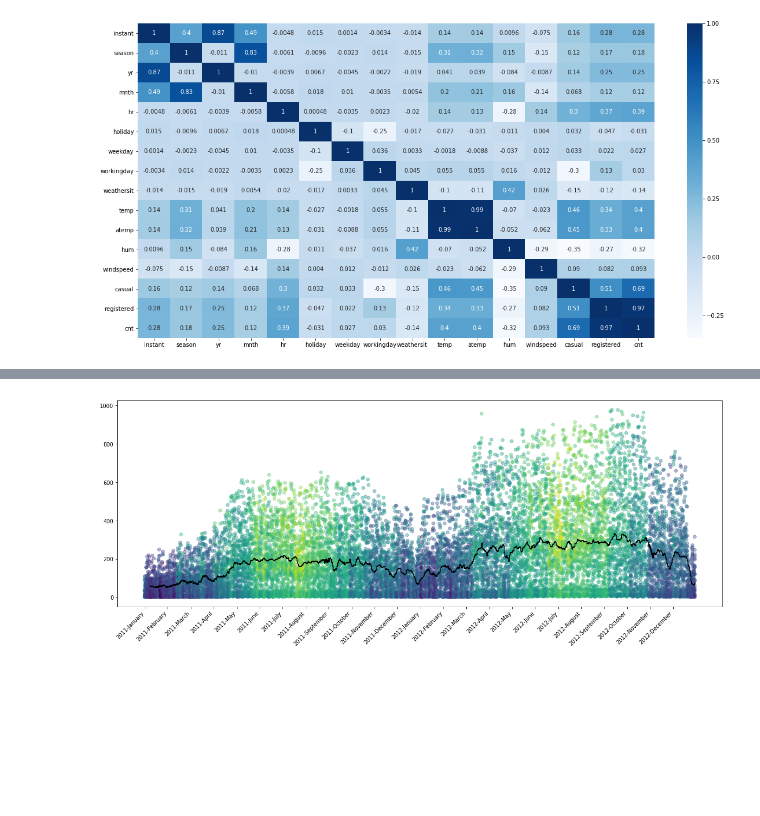
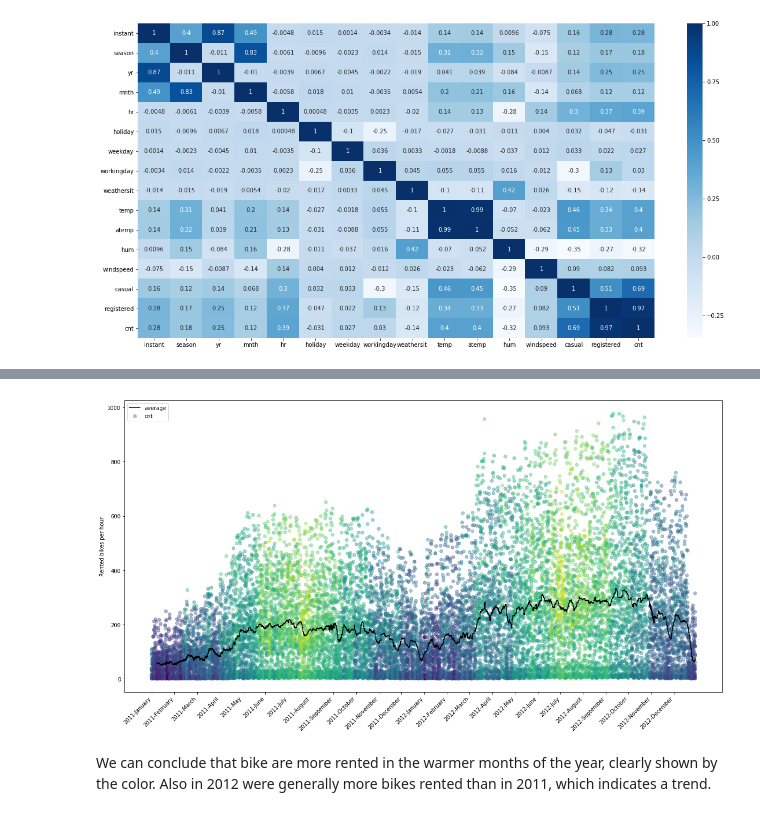
Before and after one commit to MiroGoettler/My_DataScience_Projects, a Jupyter notebook: Exploratory_Data_Analysis/Bike_Rental_Exploratory_DataAnalysis.ipynb, the cells around one changed output, grey strips where cells are left out. Saved outputs shown, nothing was run; the diff lists cells and outputs as text; code cells hidden in the pictures; blank space fills up the shorter version.

```diff
--- a/Exploratory_Data_Analysis/Bike_Rental_Exploratory_DataAnalysis.ipynb
+++ b/Exploratory_Data_Analysis/Bike_Rental_Exploratory_DataAnalysis.ipynb
@@ -62,0 +78,25 @@ plt.show()
+# %%
+pos = 1
+for d in ['all_days', 'working_day', 'non-workingday']:
+    if d == 'all_days':
+        day = df
+    elif d == 'working_day':
+        day = df[df['workingday'] == 1]
+    elif d == 'non-workingday':
+        day = df[df['workingday'] == 0]
+
+
+    day_hr = day.groupby(['hr']).mean()
+    plt.subplot(2, 2, pos)
+    pos += 1
+    plt.scatter(day['hr'], day['cnt'], c=day['temp'], alpha=0.4)
+    plt.plot(day_hr['cnt'], color='0', label='average')
+    plt.title(d, loc='right')
+    plt.ylabel('Rented bikes per hour')
+    plt.xlabel('hour of the day')
+    plt.legend(loc='upper left')
+
+
+
+plt.rcParams['figure.figsize'] = (20,10)
+plt.show()
@@ -63,16 +111,19 @@ plt.show()
 # %%
-# plot usage over entire time span
 months_xticks = []
 months = ['January', 'February', 'March', 'April', 'May', 'June', 'July', 'August', 'September', 'October',
             'November', 'December']
 for i in ['2011', '2012']:
     for j in range(12):
         months_xticks.append(i + '-' + months[j])
 locs = [i * 30.5 for i in range(24)]
 plt.xticks(locs, months_xticks, rotation=45, horizontalalignment='right')
 plt.scatter(df['dteday'], df['cnt'], c=df['temp'], alpha=0.4)
-plt.plot(df['dteday'], df['cnt'].rolling(24*7, win_type='boxcar').mean(), color='0')
-plt.rcParams["figure.figsize"] = (20,7)
+plt.plot(df['dteday'], df['cnt'].rolling(24*7, win_type='boxcar').mean(), color='0', label='average')
+plt.ylabel('Rented bikes per hour')
+plt.legend(loc='upper left')
+plt.rcParams['figure.figsize'] = (20,7)
 plt.show()
 # %% [output]
-[figure, old version]
+[figure, new version]
+# %% [markdown]
+We can conclude that bike are more rented in the warmer months of the year, clearly shown by the color. Also in 2012 were generally more bikes rented than in 2011, which indicates a trend.
```
Also changed, not shown: parts of 12 cells of this notebook.
